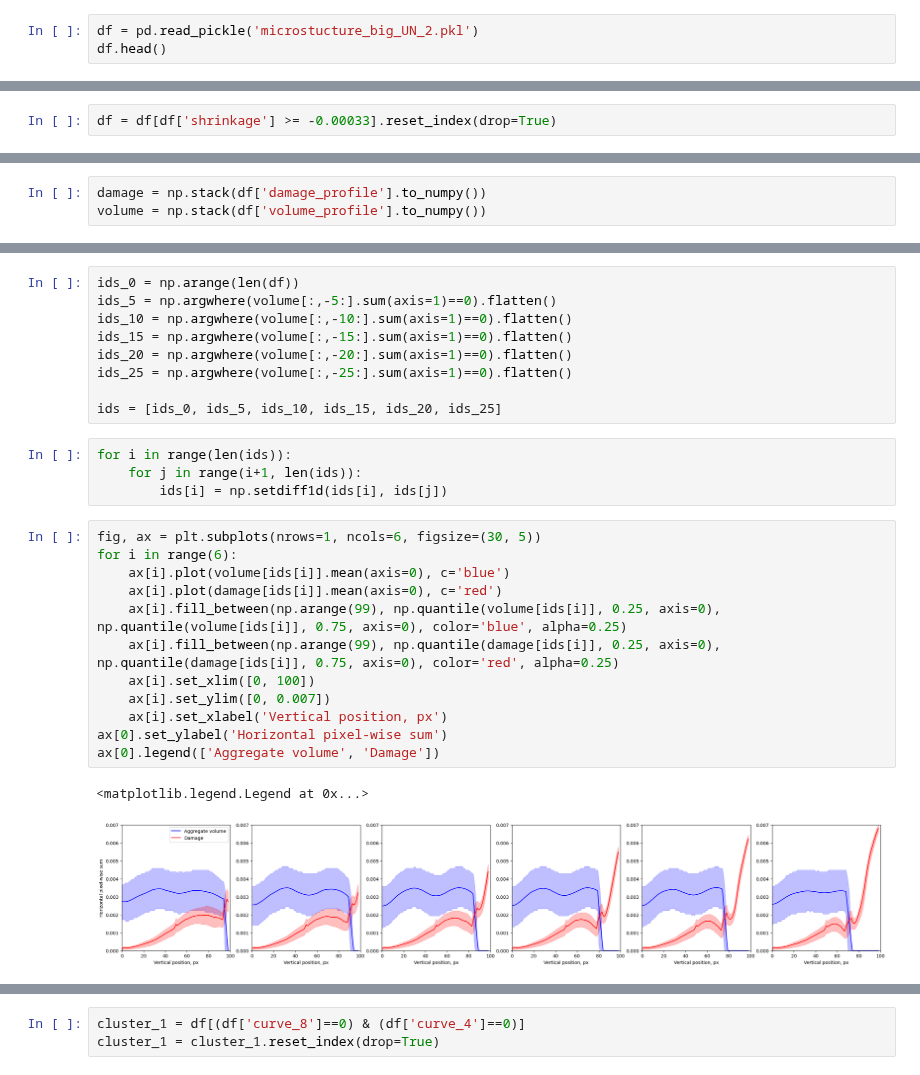
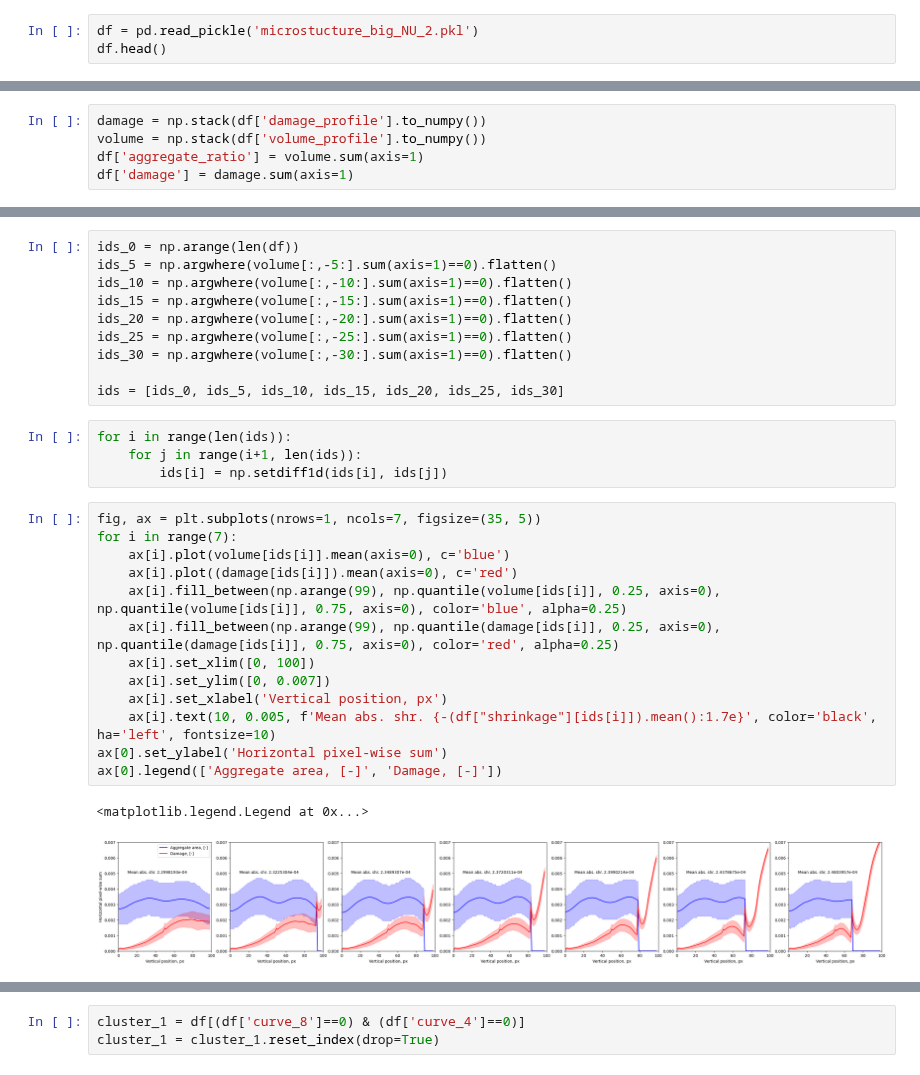
Before and after one commit to LiyaGaynutdinova/Auto-Regressive-Unet-for-Concrete-Damage, a Jupyter notebook: data_exploration_big NU_2.ipynb, the cells around one changed output, grey strips where cells are left out. Cells and saved outputs as stored; diff of their text form.

```diff
--- a/data_exploration_big NU_2.ipynb
+++ b/data_exploration_big NU_2.ipynb
@@ -8,7 +8,7 @@ from sklearn.linear_model import LinearRegression
 import matplotlib.tri as tri
 from dataset import *
 # %%
-df = pd.read_pickle('microstucture_big_UN_2.pkl')
+df = pd.read_pickle('microstucture_big_NU_2.pkl')
 df.head()
 # %% [output]
 |  | curve_n | curve_area | sizes | ratios | roundness | damage | shrinkage | stiffness_ratio | ... |
@@ -20,2 +19,0 @@ df.head()
-# %%
-df = df[df['shrinkage'] >= -0.00033].reset_index(drop=True)
@@ -53,3 +30,5 @@ Text(0.98, 0.1, '100% grade 16')
 # %%
 damage = np.stack(df['damage_profile'].to_numpy())
 volume = np.stack(df['volume_profile'].to_numpy())
+df['aggregate_ratio'] = volume.sum(axis=1)
+df['damage'] = damage.sum(axis=1)
@@ -66,24 +39,26 @@ ids_10 = np.argwhere(volume[:,-10:].sum(axis=1)==0).flatten()
 ids_15 = np.argwhere(volume[:,-15:].sum(axis=1)==0).flatten()
 ids_20 = np.argwhere(volume[:,-20:].sum(axis=1)==0).flatten()
 ids_25 = np.argwhere(volume[:,-25:].sum(axis=1)==0).flatten()
+ids_30 = np.argwhere(volume[:,-30:].sum(axis=1)==0).flatten()
 
-ids = [ids_0, ids_5, ids_10, ids_15, ids_20, ids_25]
+ids = [ids_0, ids_5, ids_10, ids_15, ids_20, ids_25, ids_30]
 # %%
 for i in range(len(ids)):
     for j in range(i+1, len(ids)):
         ids[i] = np.setdiff1d(ids[i], ids[j])
 # %%
-fig, ax = plt.subplots(nrows=1, ncols=6, figsize=(30, 5))
-for i in range(6):
+fig, ax = plt.subplots(nrows=1, ncols=7, figsize=(35, 5))
+for i in range(7):
     ax[i].plot(volume[ids[i]].mean(axis=0), c='blue')
-    ax[i].plot(damage[ids[i]].mean(axis=0), c='red')
+    ax[i].plot((damage[ids[i]]).mean(axis=0), c='red')
     ax[i].fill_between(np.arange(99), np.quantile(volume[ids[i]], 0.25, axis=0), np.quantile(volume[ids[i]], 0.75, axis=0), color='blue', alpha=0.25)
     ax[i].fill_between(np.arange(99), np.quantile(damage[ids[i]], 0.25, axis=0), np.quantile(damage[ids[i]], 0.75, axis=0), color='red', alpha=0.25)
     ax[i].set_xlim([0, 100])
     ax[i].set_ylim([0, 0.007])
     ax[i].set_xlabel('Vertical position, px')
+    ax[i].text(10, 0.005, f'Mean abs. shr. {-(df["shrinkage"][ids[i]]).mean():1.7e}', color='black', ha='left', fontsize=10)
 ax[0].set_ylabel('Horizontal pixel-wise sum')
-ax[0].legend(['Aggregate volume', 'Damage'])
+ax[0].legend(['Aggregate area, [-]', 'Damage, [-]'])
 # %% [output]
 <matplotlib.legend.Legend at 0x...>
-[figure, old version]
+[figure, new version]
```
Also changed, not shown: parts of 10 cells of this notebook, 39 other files.
